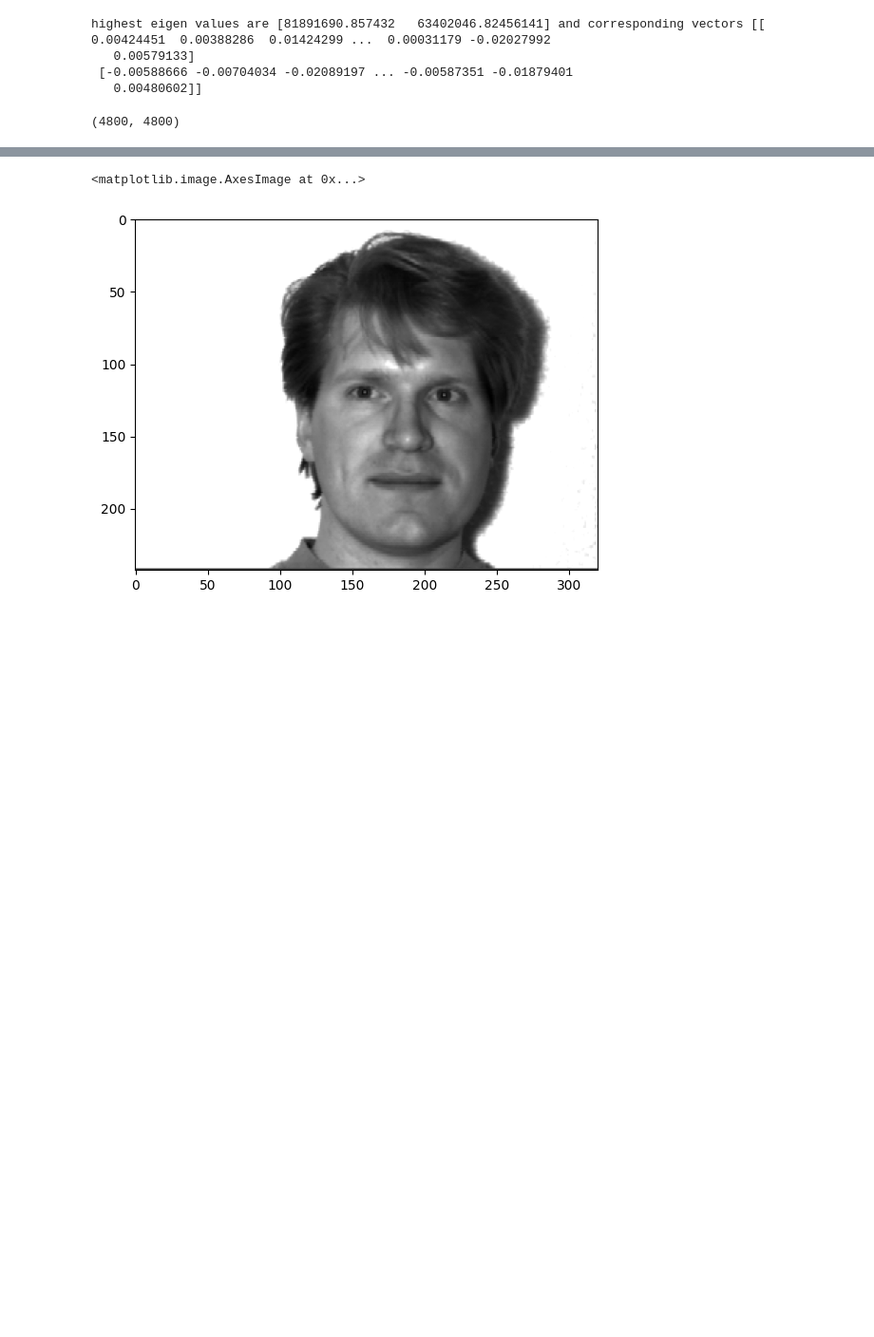
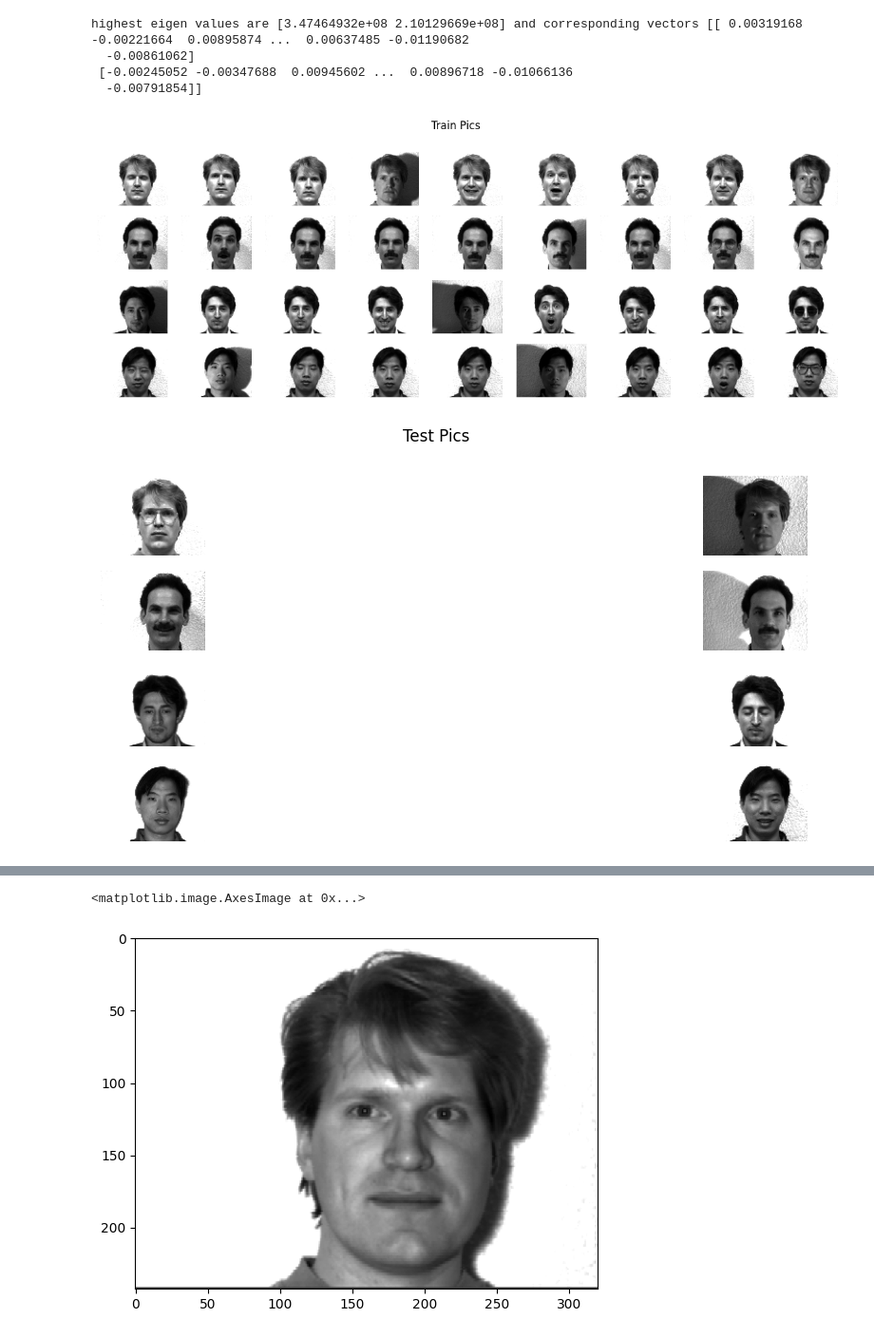
Before and after one commit to eet182561/ELL784, a Jupyter notebook: fisher/Asg2/Eigen vs Fischer Faces.ipynb, the cells around one changed output, grey strips where cells are left out. Shown: that part at 95% size. Saved outputs shown, nothing was run; the diff lists cells and outputs as text; code cells hidden in the pictures; blank space fills up the shorter version.

```diff
--- a/fisher/Asg2/Eigen vs Fischer Faces.ipynb
+++ b/fisher/Asg2/Eigen vs Fischer Faces.ipynb
@@ -41,42 +28,0 @@ small_img_size = (h//4,w//4)
-# %%
-# different views of faces of two separate individuals
-
-
-ids = ['subject01','subject02']
-
-
-x_train = [(cv2.resize(plt.imread(img),(w//4,h//4)).reshape(-1,1),id_) for id_ in ids for img in train[id_]]
-x_test =  [(cv2.resize(plt.imread(img),(w//4,h//4)).reshape(-1,1),id_) for id_ in ids for img in  test[id_]]
-
-
-
-x_train_array = np.empty((x_train[0][0].shape[0],len(x_train)))
-
-for i,(x,y) in enumerate(x_train):
-    x_train_array[:,i]  = x.squeeze()
-
-
-x_test_array = np.empty((x_test[0][0].shape[0],len(x_test)))
-for i,(x,y) in enumerate(x_test):
-    x_test_array[:,i]  = x.squeeze()
-
-mu = np.mean(x_train_array,axis=1,keepdims=True)
-
-
-S_t = np.dot((x_train_array-mu),(x_train_array-mu).T)
-
-
-import numpy as np
-
-e,v = np.linalg.eigh(S_t)
-highest_e_args = np.argsort(-e)
-
-e = e[highest_e_args]
-v = v[highest_e_args]
-
-print(f'highest eigen values are {e[:2]} and corresponding vectors {v[:2]}')
-# %% [output]
-highest eigen values are [81891690.857432   63402046.82456141] and corresponding vectors [[ 0.00424451  0.00388286  0.01424299 ...  0.00031179 -0.02027992
-   0.00579133]
- [-0.00588666 -0.00704034 -0.02089197 ... -0.00587351 -0.01879401
-   0.00480602]]
@@ -83 +55,35 @@ highest eigen values are [81891690.857432   63402046.82456141] and corresponding
+# %%
+ids = ['subject01','subject02','subject03','subject04']
+x_train,y_train,x_test,y_test = create_dataset(ids)
+mu = np.mean(x_train,axis=1,keepdims=True)
+S_t = np.dot((x_train-mu),(x_train-mu).T)
+
+e,v = eigh(S_t)
+highest_e_args = np.argsort(-e)
+
+e = e[highest_e_args]
+v = v[highest_e_args]
+
+print(f'highest eigen values are {e[:2]} and corresponding vectors {v[:2]}')
+# %% [output]
+highest eigen values are [3.47464932e+08 2.10129669e+08] and corresponding vectors [[ 0.00319168 -0.00221664  0.00895874 ...  0.00637485 -0.01190682
+  -0.00861062]
+ [-0.00245052 -0.00347688  0.00945602 ...  0.00896718 -0.01066136
+  -0.00791854]]
+# %%
+def plot_figs(ncols,x,title):
+    fig = plt.figure(figsize=(15,5))
+    for i in range(x.shape[1]):
+        ax = fig.add_subplot(len(ids),ncols,i+1)
+        ax.imshow(x[:,i].reshape(small_img_size),cmap='gray')
+        ax.axis('off')
+    fig.suptitle(title)
+    fig.show()
+
+
+plot_figs(9,x_train,'Train Pics')
+plot_figs(2,x_test,'Test Pics')
+# %% [output]
+[figure, added]
+[figure, added]
 # %%
@@ -87,4 +96,0 @@ y_train = np.dot(W.T,x_train_array)
-# %%
-v.shape
-# %% [output]
-(4800, 4800)
```
Also changed, not shown: parts of 11 cells of this notebook, 1 other file.
